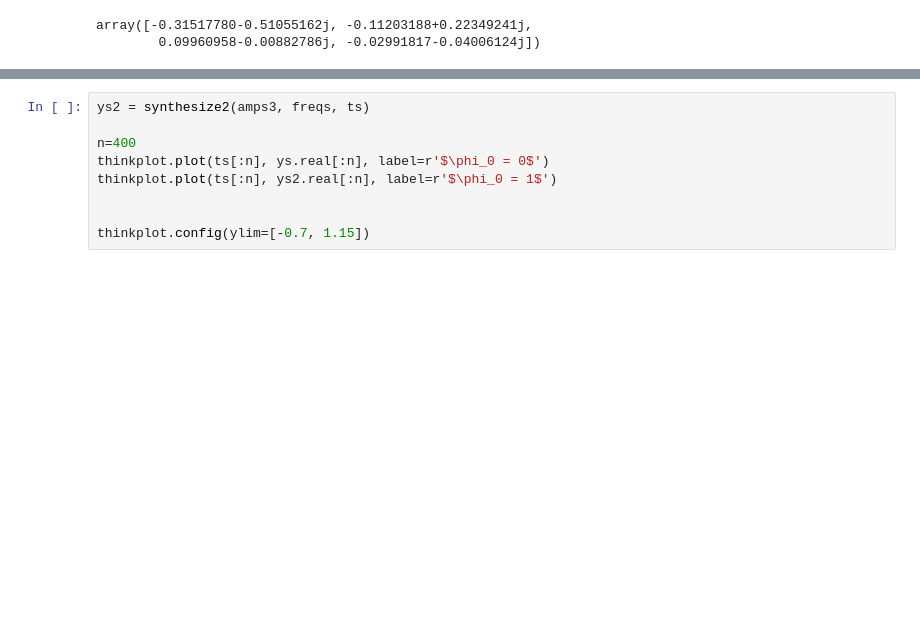
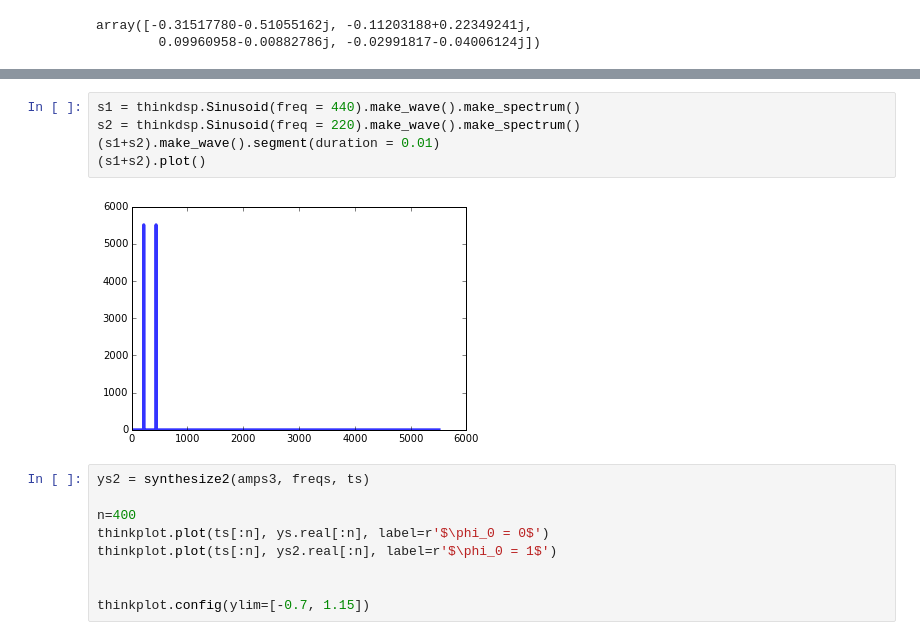
Before and after one commit to sabumjung/ThinkDSP, a Jupyter notebook: code/ps04.ipynb, the cells around one changed output, grey strips where cells are left out. Cells and saved outputs as stored; diff of their text form; blank space fills up the shorter version.

```diff
--- a/code/ps04.ipynb
+++ b/code/ps04.ipynb
@@ -65,3 +79,10 @@ array([-0.31517780-0.51055162j, -0.11203188+0.22349241j,
+# %%
+s1 = thinkdsp.Sinusoid(freq = 440).make_wave().make_spectrum()
+s2 = thinkdsp.Sinusoid(freq = 220).make_wave().make_spectrum()
+(s1+s2).make_wave().segment(duration = 0.01)
+(s1+s2).plot()
+# %% [output]
+[figure, added]
 # %%
 ys2 = synthesize2(amps3, freqs, ts)
 
```
Also changed, not shown: parts of 2 cells of this notebook, 15 other files.
